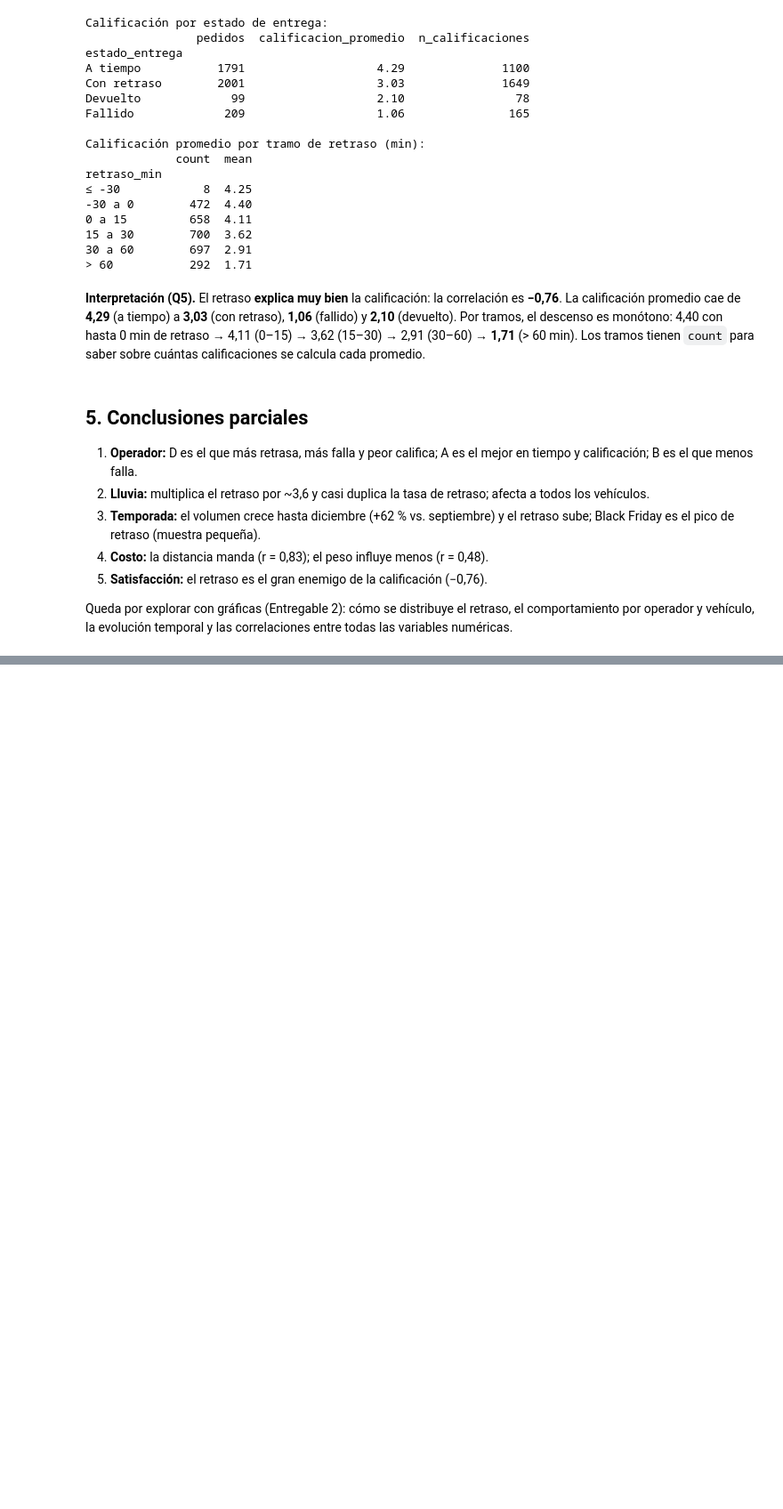
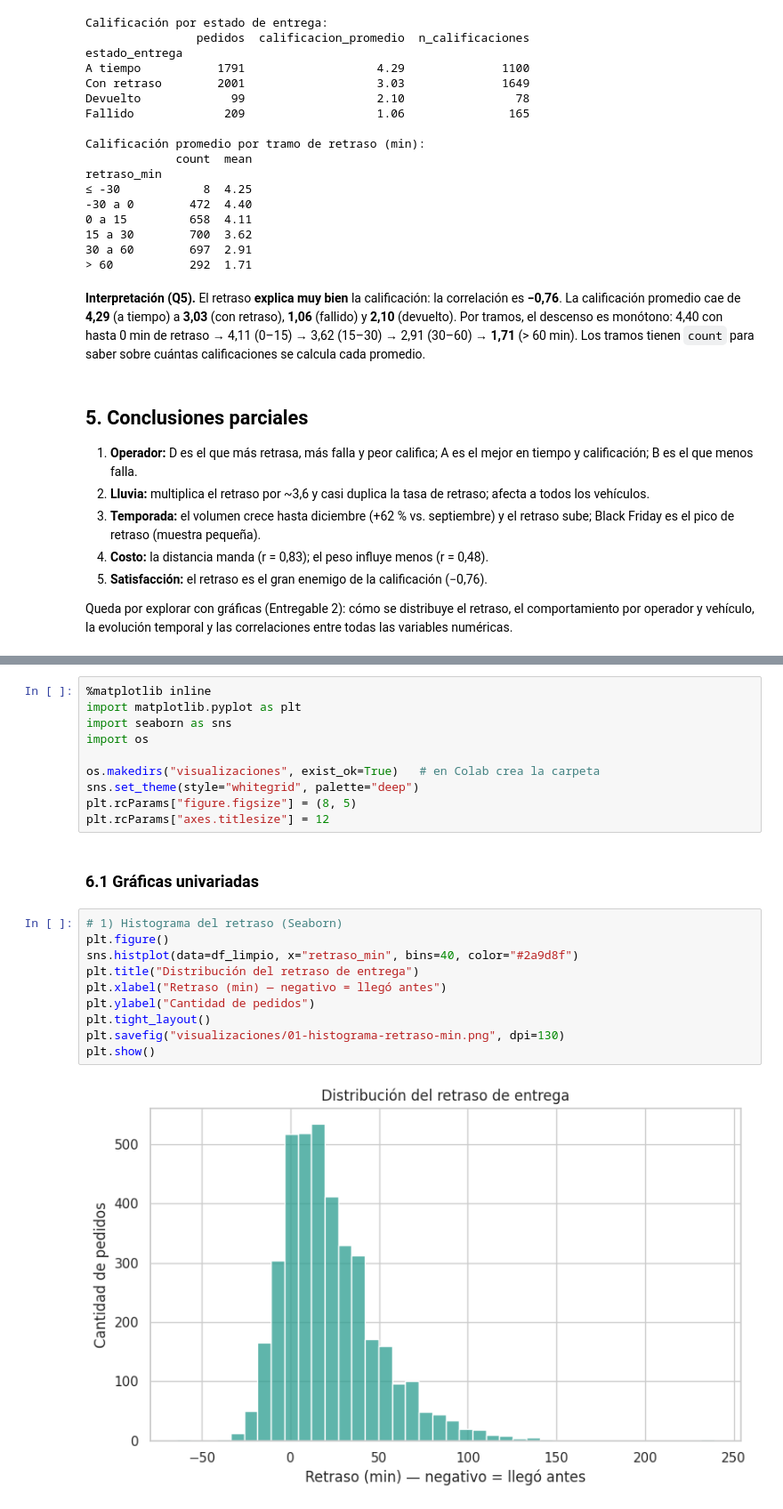
Before and after one commit to Wolfang-Perez/proyecto-integrador-pc-grupo-3, a Jupyter notebook: notebooks/analisis.ipynb, the cells around one changed output, grey strips where cells are left out. Shown at 89% size. Drawn from its saved outputs; the diff is of its cells as text; blank space fills up the shorter version.

```diff
--- a/notebooks/analisis.ipynb
+++ b/notebooks/analisis.ipynb
@@ -562,0 +567,24 @@ Queda por explorar con gráficas (Entregable 2): cómo se distribuye el retraso,
+# %%
+%matplotlib inline
+import matplotlib.pyplot as plt
+import seaborn as sns
+import os
+
+os.makedirs("visualizaciones", exist_ok=True)   # en Colab crea la carpeta
+sns.set_theme(style="whitegrid", palette="deep")
+plt.rcParams["figure.figsize"] = (8, 5)
+plt.rcParams["axes.titlesize"] = 12
+# %% [markdown]
+### 6.1 Gráficas univariadas
+# %%
+# 1) Histograma del retraso (Seaborn)
+plt.figure()
+sns.histplot(data=df_limpio, x="retraso_min", bins=40, color="#2a9d8f")
+plt.title("Distribución del retraso de entrega")
+plt.xlabel("Retraso (min) — negativo = llegó antes")
+plt.ylabel("Cantidad de pedidos")
+plt.tight_layout()
+plt.savefig("visualizaciones/01-histograma-retraso-min.png", dpi=130)
+plt.show()
+# %% [output]
+[figure, added]
```
Also changed, not shown: parts of 22 cells of this notebook.
